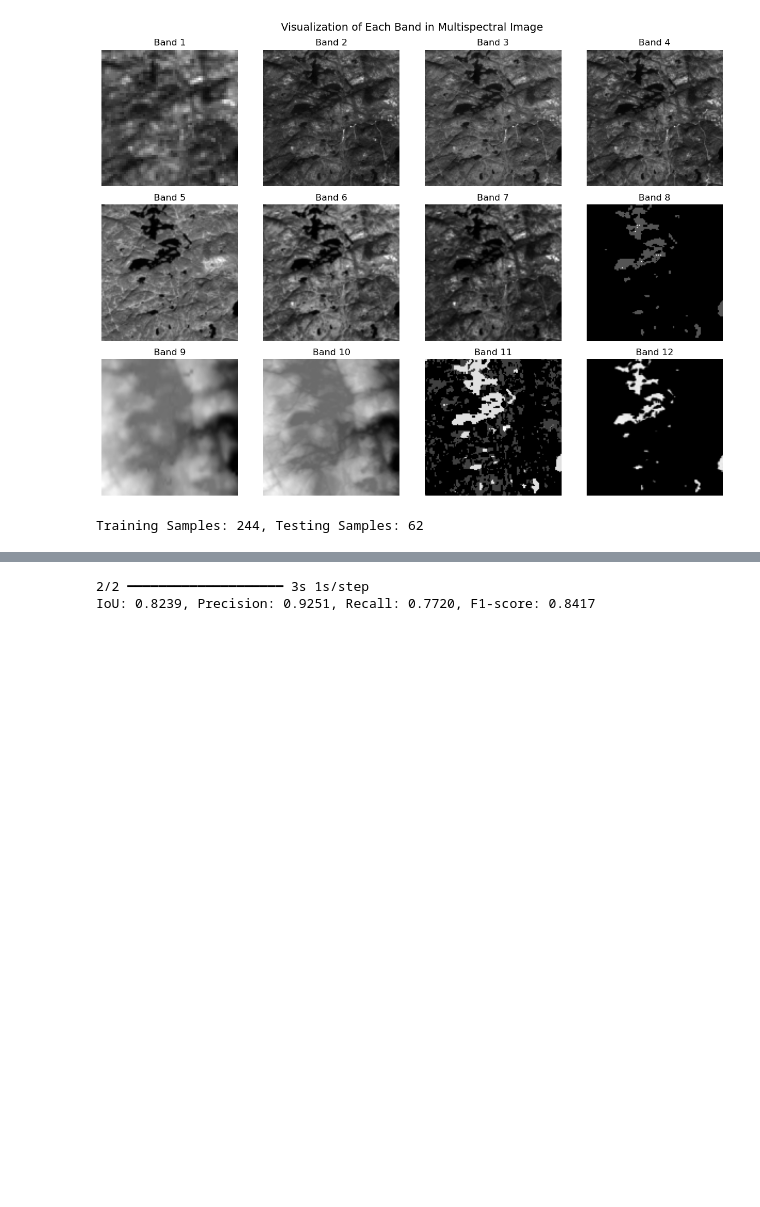
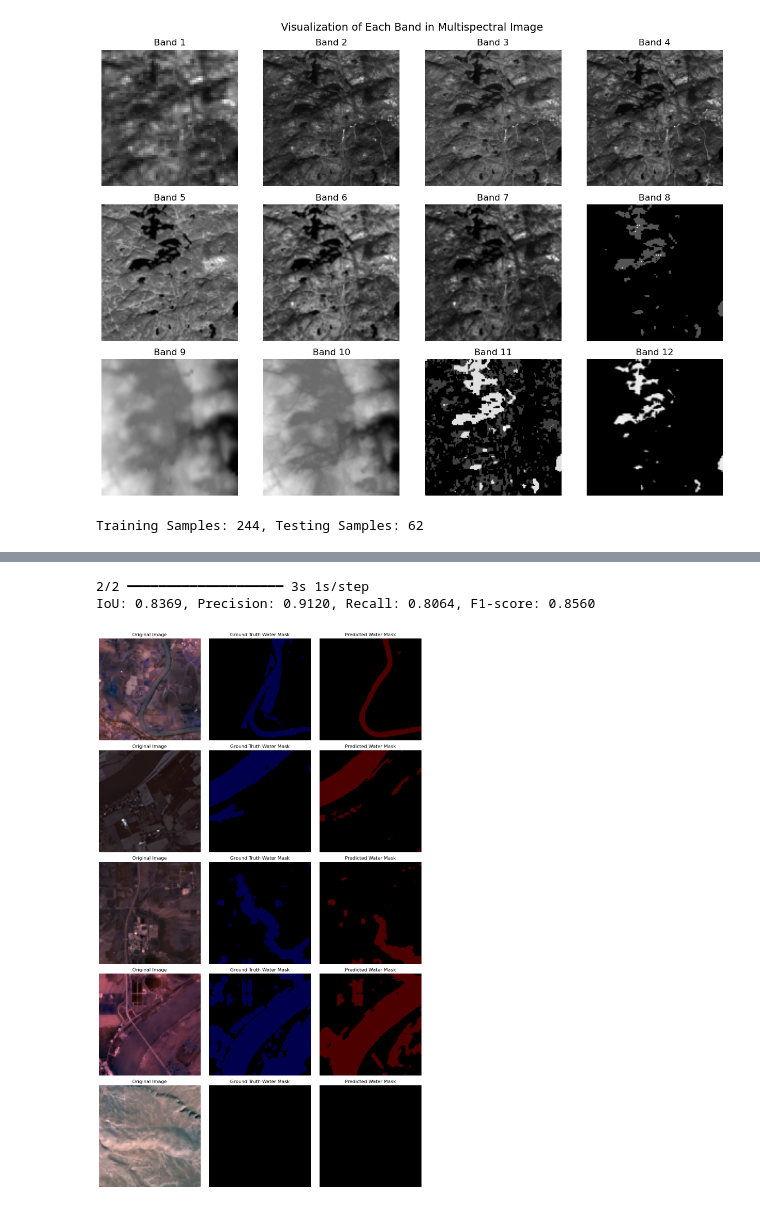
Before and after one commit to emanhany276/Water-Segmentation, a Jupyter notebook: task_3/Water_Segmentation.ipynb, the cells around one changed output, grey strips where cells are left out. Saved outputs shown, nothing was run; the diff lists cells and outputs as text; code cells hidden in the pictures; blank space fills up the shorter version.

```diff
--- a/task_3/Water_Segmentation.ipynb
+++ b/task_3/Water_Segmentation.ipynb
@@ -12,15 +12,23 @@ from tensorflow.keras.metrics import MeanIoU
 from tensorflow import keras
 # %%
 # Paths to images and labels
-data_dir = "C:/Users/Eman/Downloads/images-20250217T060743Z-001/images"
-labels_dir = "C:/Users/Eman/Downloads/labels-20250217T060744Z-001/labels"
+data_dir = r"C:\Users\Eman\Downloads\images-20250217T060743Z-001\images"
+labels_dir = r"C:\Users\Eman\Downloads\labels-20250217T060744Z-001\labels"
 # %%
-# Load TIFF images (12-band) and PNG labels (binary mask)
+# Load TIFF images (12-band) and apply min-max normalization
 def load_image(image_path):
     with rasterio.open(image_path) as src:
         image = src.read().astype(np.float32)  # Shape: (12, 128, 128)
         image = np.transpose(image, (1, 2, 0))  # Convert to (128, 128, 12)
-    return image / 255.0  # Normalize
+
+    # Min-max normalization per channel
+    min_val = np.min(image, axis=(0, 1), keepdims=True)
+    max_val = np.max(image, axis=(0, 1), keepdims=True)
+
+    # Avoid division by zero
+    normalized_image = (image - min_val) / (max_val - min_val + 1e-7)
+
+    return normalized_image
 # %%
 # Normalize label images
 def load_label(label_path):
@@ -195,4 +203,56 @@ predictions = (model.predict(test_images_np) > 0.5).astype(np.int32)
 evaluate_model(test_labels_np, predictions)
 # %% [output]
 2/2 ━━━━━━━━━━━━━━━━━━━━ 3s 1s/step
-IoU: 0.8239, Precision: 0.9251, Recall: 0.7720, F1-score: 0.8417
+IoU: 0.8369, Precision: 0.9120, Recall: 0.8064, F1-score: 0.8560
+# %%
+import numpy as np
+import matplotlib.pyplot as plt
+import cv2
+
+def visualize_water_segmentation(test_images, test_labels, predictions, num_samples=5):
+    plt.figure(figsize=(12, num_samples * 4))
+
+    for i in range(num_samples):
+        img = test_images[i][:, :, :3]  # Use the first 3 bands as RGB approximation
+        true_mask = test_labels[i].squeeze()  # Ground truth binary mask
+        pred_mask = predictions[i].squeeze()  # Model prediction binary mask
+
+        # Ensure masks are binary (0 or 1)
+        true_mask = (true_mask > 0.5).astype(np.uint8)
+        pred_mask = (pred_mask > 0.5).astype(np.uint8)
+
+        # Create overlay masks
+        true_overlay = np.zeros_like(img, dtype=np.uint8)
+        pred_overlay = np.zeros_like(img, dtype=np.uint8)
+
+        # Blue for ground truth, Red for predicted water regions
+        true_overlay[true_mask == 1] = [0, 0, 255]
+        pred_overlay[pred_mask == 1] = [255, 0, 0]
+
+        # Blend with original image
+        overlay_true = cv2.addWeighted(img.astype(np.uint8), 0.7, true_overlay, 0.3, 0)
+        overlay_pred = cv2.addWeighted(img.astype(np.uint8), 0.7, pred_overlay, 0.3, 0)
+
+        # Plot images
+        plt.subplot(num_samples, 3, i * 3 + 1)
+        plt.imshow(img)
+        plt.title("Original Image")
+        plt.axis("off")
+
+        plt.subplot(num_samples, 3, i * 3 + 2)
+        plt.imshow(overlay_true)
+        plt.title("Ground Truth Water Mask")
+        plt.axis("off")
+
+        plt.subplot(num_samples, 3, i * 3 + 3)
+        plt.imshow(overlay_pred)
+        plt.title("Predicted Water Mask")
+        plt.axis("off")
+
+    plt.tight_layout()
+    plt.show()
+
+# Example usage:
+visualize_water_segmentation(test_images_np, test_labels_np, predictions, num_samples=5)
+# %% [output]
+[figure, added]
```
Also changed, not shown: parts of 2 cells of this notebook.
